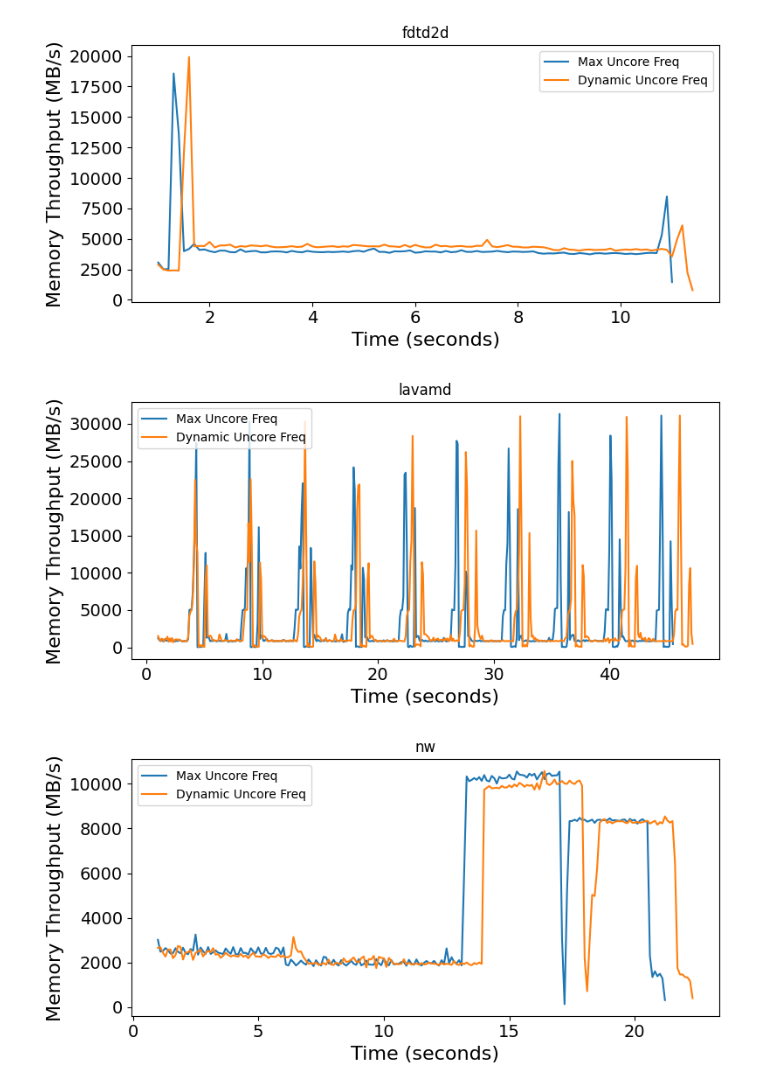
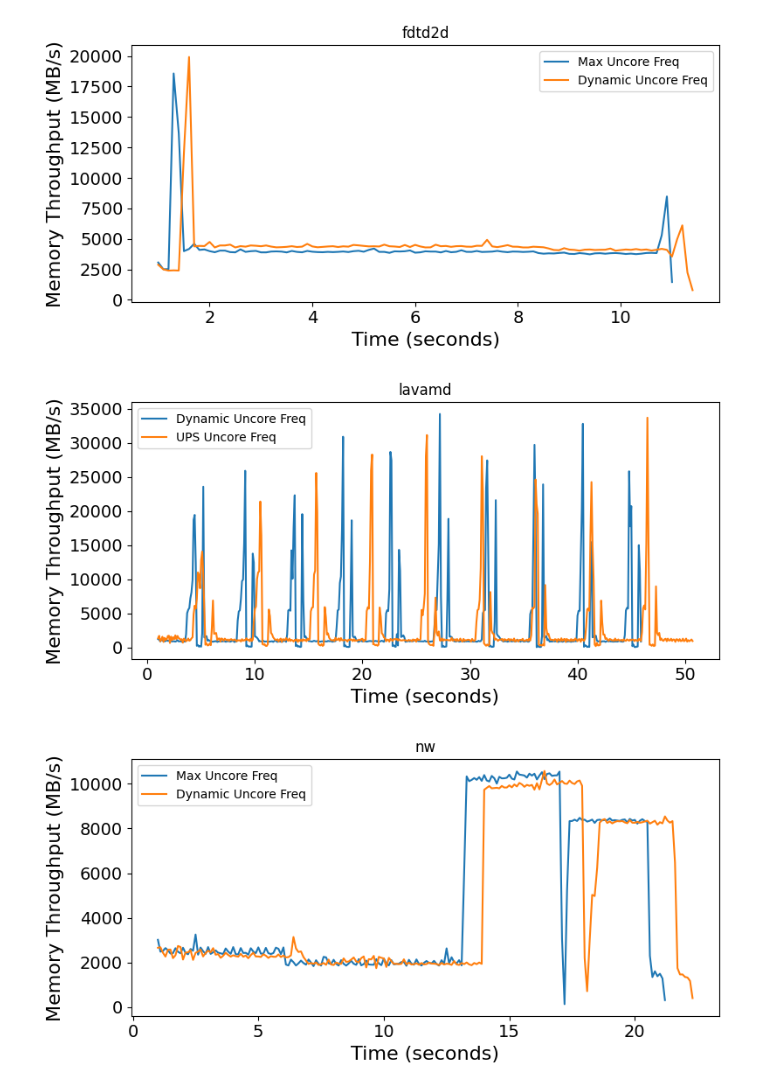
Before and after one commit to zzheng33/power, a Jupyter notebook: GPGPU/data/uncore_fs.ipynb, the cells around one changed output. Drawn from its saved outputs; the diff is of its cells as text; code cells hidden in the pictures.

```diff
--- a/GPGPU/data/uncore_fs.ipynb
+++ b/GPGPU/data/uncore_fs.ipynb
@@ -423,7 +423,7 @@ def plot_memory_throughput(mem_tps_dir_max, mem_tps_dir_min, mem_tps_dir_dynamic
     plt.figure(figsize=(8, 4))
 
     # Plot data
-    plt.plot(time_seconds, data_max['total(MB/s)'], label='Max Uncore Freq', linestyle='-')
+    # plt.plot(time_seconds, data_max['total(MB/s)'], label='Max Uncore Freq', linestyle='-')
     plt.plot(time_seconds, data_dynamic['total(MB/s)'], label='Dynamic Uncore Freq', linestyle='-')
     # plt.plot(time_seconds, data_min['total(MB/s)'], label='Min Uncore Freq', linestyle='-')
     plt.plot(time_seconds, data_ups['total(MB/s)'], label='UPS Uncore Freq', linestyle='-')
@@ -630,6 +630,7 @@ benchmarks = [
 mem_tps_dir_max = "./altis_power_res/no_power_shift/mem_throughput/max_uncore/"
 mem_tps_dir_min = "./altis_power_res/no_power_shift/mem_throughput/min_uncore/"
 mem_tps_dir_dynamic = "./altis_power_res/no_power_shift/mem_throughput/dynamic_uncore/"
+mem_tps_dir_ups = "./altis_power_res/no_power_shift/mem_throughput/ups_uncore/"
 # %%
 plot_memory_throughput(mem_tps_dir_max,mem_tps_dir_min,mem_tps_dir_dynamic,'busspeeddownload')
 # %% [output]
@@ -670,9 +671,9 @@ plot_memory_throughput(mem_tps_dir_max,mem_tps_dir_min,mem_tps_dir_dynamic,'fdtd
 # %% [output]
 [figure]
 # %%
-plot_memory_throughput(mem_tps_dir_max,mem_tps_dir_min,mem_tps_dir_dynamic,'lavamd')
+plot_memory_throughput(mem_tps_dir_max,mem_tps_dir_min,mem_tps_dir_dynamic,mem_tps_dir_ups,'lavamd')
 # %% [output]
-[figure, old version]
+[figure, new version]
 # %%
 plot_memory_throughput(mem_tps_dir_max,mem_tps_dir_min,mem_tps_dir_dynamic,'nw')
 # %% [output]
```
Also changed, not shown: parts of 2 cells of this notebook, 3 other files.
